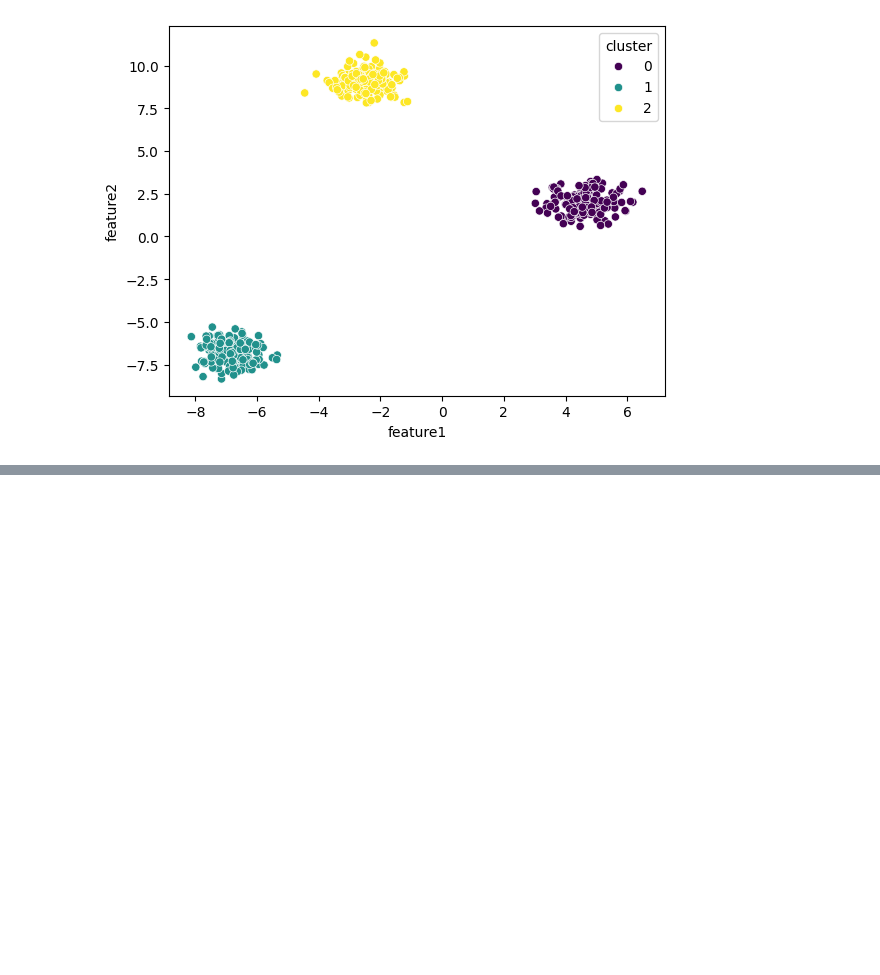
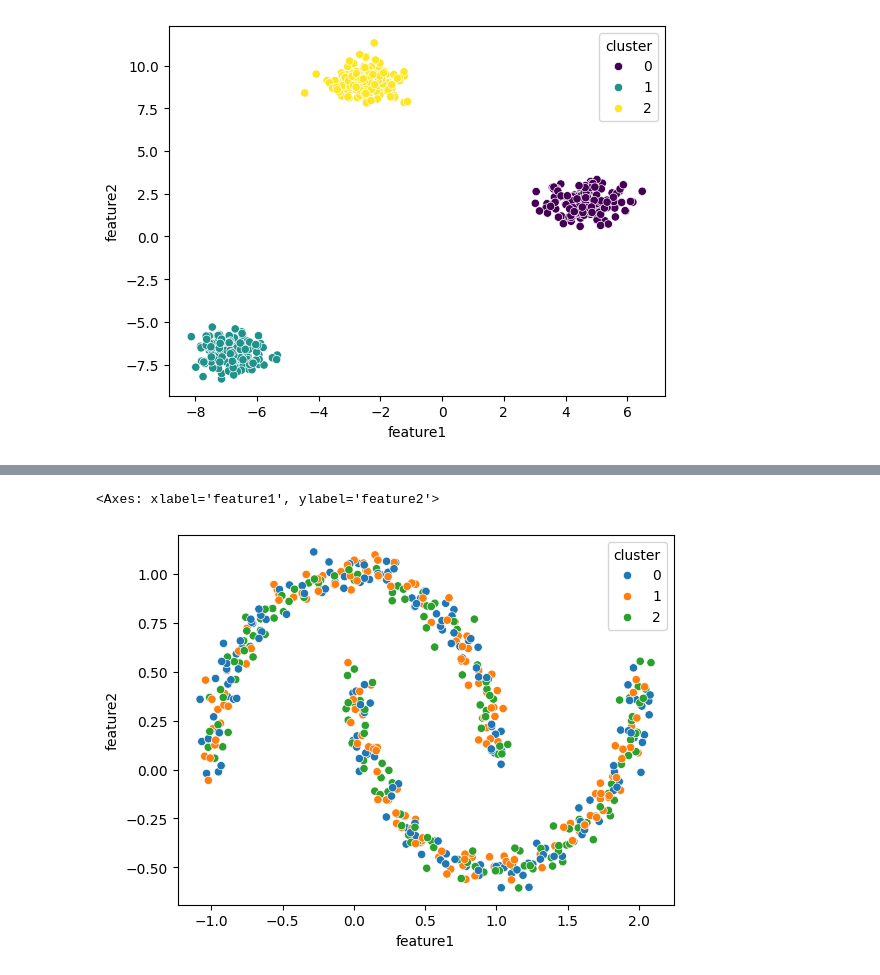
Before and after one commit to rajeshgowda116/Machine-Learning, a Jupyter notebook: projects/Clustering/Cluster.ipynb, the cells around one changed output, grey strips where cells are left out. Saved outputs shown, nothing was run; the diff lists cells and outputs as text; code cells hidden in the pictures; blank space fills up the shorter version.

```diff
--- a/projects/Clustering/Cluster.ipynb
+++ b/projects/Clustering/Cluster.ipynb
@@ -101,0 +106,2 @@ sns.scatterplot(
+# %%
+x,y_true=make_moons(n_samples=500,noise=0.05,random_state=42)
@@ -101,0 +110,2 @@ sns.scatterplot(
+# %%
+df=pd.DataFrame(x,columns=['feature1','feature2'])
@@ -101,0 +118,12 @@ sns.scatterplot(
+# %%
+df['cluster']=cluster_labels
+# %%
+sns.scatterplot(
+    x=df['feature1'],
+    y=df['feature2'],
+    hue=df['cluster'],
+    palette='tab10'
+)
+# %% [output]
+<Axes: xlabel='feature1', ylabel='feature2'>
+[figure, added]
```
Also changed, not shown: parts of 19 cells of this notebook.
